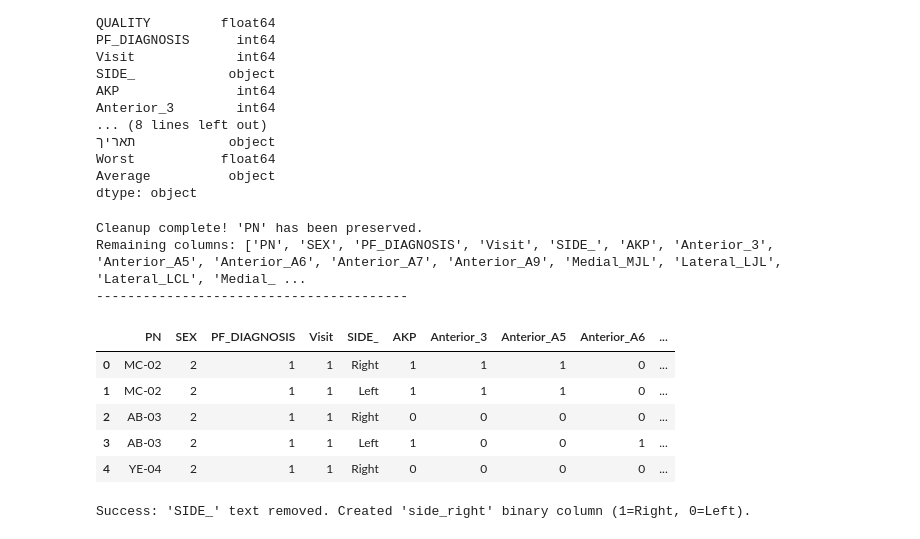
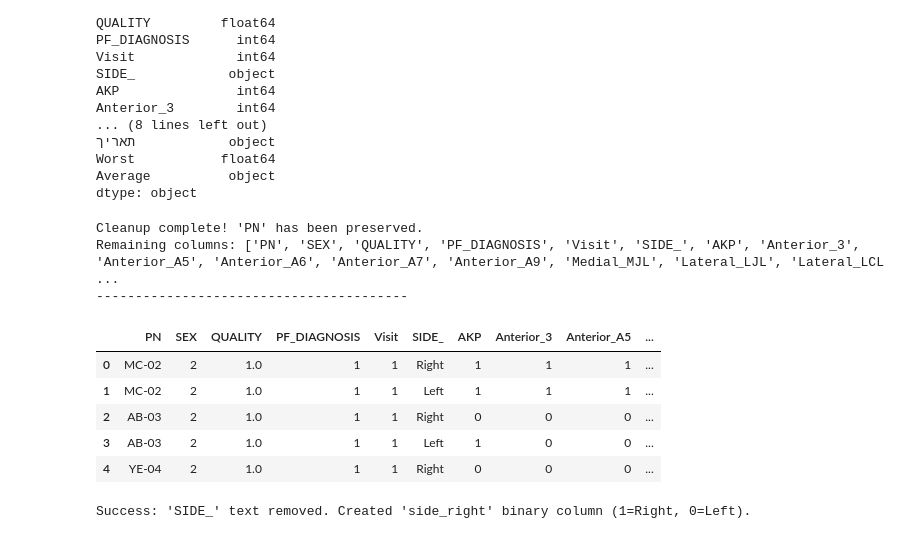
Before and after one commit to nirlapi/Final-Project, a Jupyter notebook: Final_Project_EDA.ipynb, the cells around one changed output. Saved outputs shown, nothing was run; the diff lists cells and outputs as text; code cells hidden in the pictures.

```diff
--- a/Final_Project_EDA.ipynb
+++ b/Final_Project_EDA.ipynb
@@ -154,32 +154,32 @@ dtype: object
 # %%
 # List of columns to remove (PN is NOT in this list)
 cols_to_remove = [
     'PC', 'INCLUDED', 'GROUP', 'DOCTOR', 'Docter',
-    'QUALITY', 'תאריך', 'Baseline_תאריך'
+    'תאריך', 'Baseline_תאריך'
 ]
 
 # This looks for any of the above names in your dataframe columns
 existing_cols_to_drop = [c for c in df_merged.columns if c in cols_to_remove or any(x.upper() == c.upper() for x in cols_to_remove)]
 
 # Drop the columns
 df_merged.drop(columns=existing_cols_to_drop, inplace=True, errors='ignore')
 
 print(f"Cleanup complete! 'PN' has been preserved.")
 print(f"Remaining columns: {df_merged.columns.tolist()}")
 print("-" * 40)
 
 # Display to verify PN is still there
 display(df_merged.head())
 # %% [output]
 Cleanup complete! 'PN' has been preserved.
-Remaining columns: ['PN', 'SEX', 'PF_DIAGNOSIS', 'Visit', 'SIDE_', 'AKP', 'Anterior_3', 'Anterior_A5', 'Anterior_A6', 'Anterior_A7', 'Anterior_A9', 'Medial_MJL', 'Lateral_LJL', 'Lateral_LCL', 'Medial_ ...
+Remaining columns: ['PN', 'SEX', 'QUALITY', 'PF_DIAGNOSIS', 'Visit', 'SIDE_', 'AKP', 'Anterior_3', 'Anterior_A5', 'Anterior_A6', 'Anterior_A7', 'Anterior_A9', 'Medial_MJL', 'Lateral_LJL', 'Lateral_LCL ...
 ----------------------------------------
-|  | PN | SEX | PF_DIAGNOSIS | Visit | SIDE_ | AKP | Anterior_3 | Anterior_A5 | Anterior_A6 | ... |
-| 0 | MC-02 | 2 | 1 | 1 | Right | 1 | 1 | 1 | 0 | ... |
-| 1 | MC-02 | 2 | 1 | 1 | Left | 1 | 1 | 1 | 0 | ... |
-| 2 | AB-03 | 2 | 1 | 1 | Right | 0 | 0 | 0 | 0 | ... |
-| 3 | AB-03 | 2 | 1 | 1 | Left | 1 | 0 | 0 | 1 | ... |
-| 4 | YE-04 | 2 | 1 | 1 | Right | 0 | 0 | 0 | 0 | ... |
+|  | PN | SEX | QUALITY | PF_DIAGNOSIS | Visit | SIDE_ | AKP | Anterior_3 | Anterior_A5 | ... |
+| 0 | MC-02 | 2 | 1.0 | 1 | 1 | Right | 1 | 1 | 1 | ... |
+| 1 | MC-02 | 2 | 1.0 | 1 | 1 | Left | 1 | 1 | 1 | ... |
+| 2 | AB-03 | 2 | 1.0 | 1 | 1 | Right | 0 | 0 | 0 | ... |
+| 3 | AB-03 | 2 | 1.0 | 1 | 1 | Left | 1 | 0 | 0 | ... |
+| 4 | YE-04 | 2 | 1.0 | 1 | 1 | Right | 0 | 0 | 0 | ... |
 # %%
 # Create a single binary column: 1 for Right, 0 for Left
 if 'SIDE_' in df_merged.columns:
```
Also changed, not shown: parts of 16 cells of this notebook, 3 other files.
